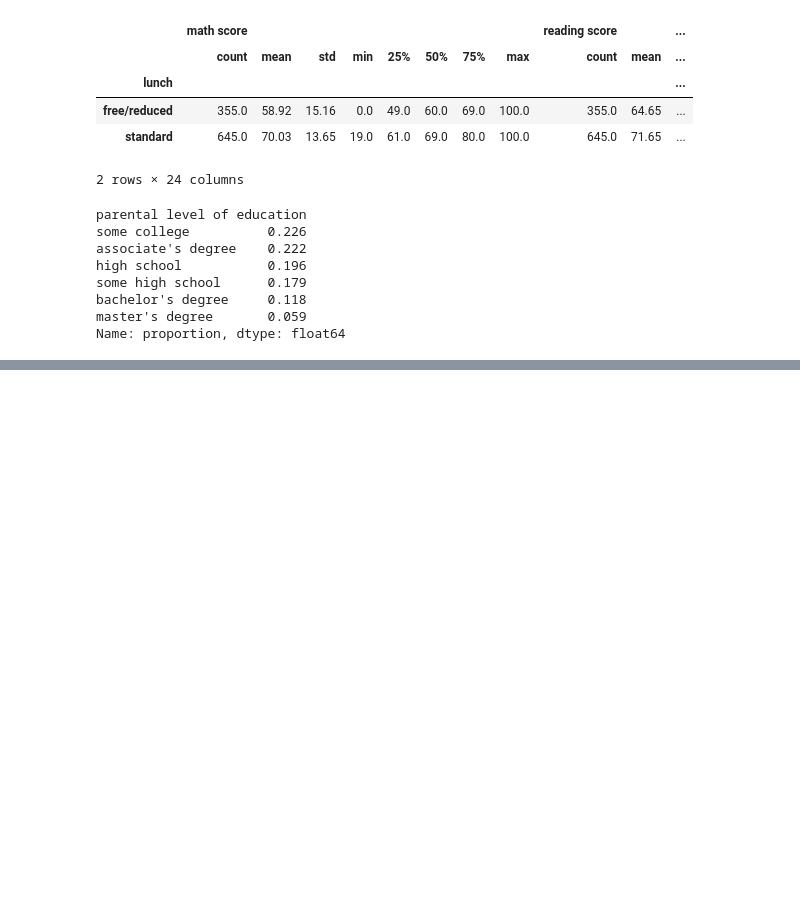
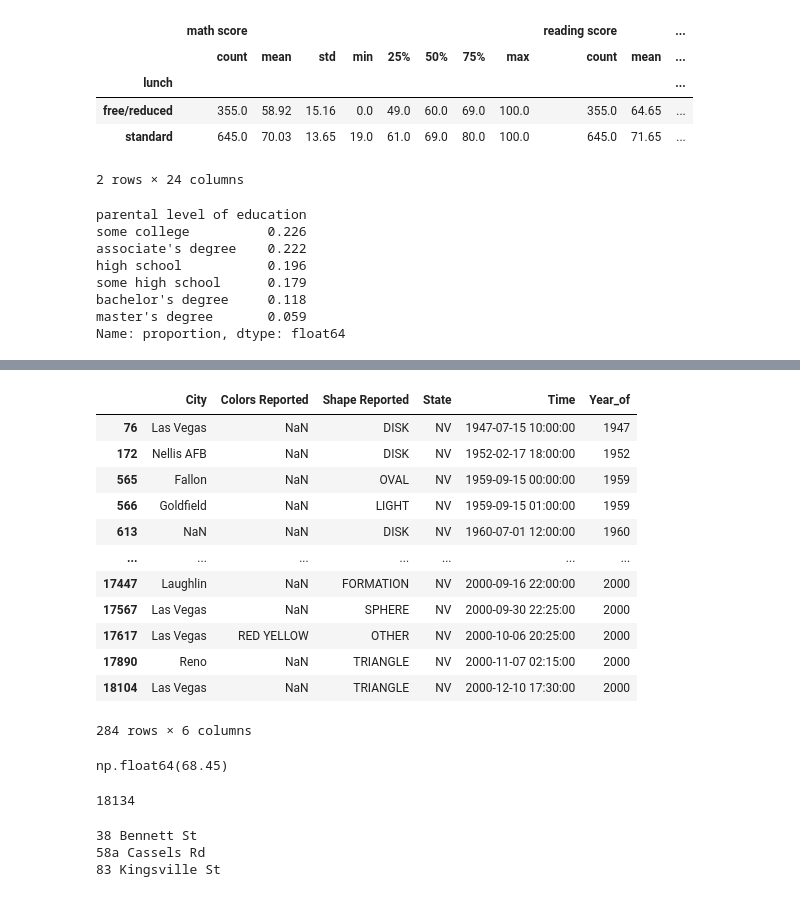
Before and after one commit to Artem-Polyakow/SkillFactory-one, a Jupyter notebook: Блок 1 (прочие файлы)/Pandas/Skillfactory/pandas.ipynb, the cells around one changed output, grey strips where cells are left out. Drawn from its saved outputs; the diff is of its cells as text; code cells hidden in the pictures; blank space fills up the shorter version.

Commit message:
файлы учебы

```diff
--- a/Блок 1 (прочие файлы)/Pandas/Skillfactory/pandas.ipynb
+++ b/Блок 1 (прочие файлы)/Pandas/Skillfactory/pandas.ipynb
@@ -335,0 +502,6 @@ Name: proportion, dtype: float64
+# %%
+
+ufo = pd.read_csv('/Users/artempolyakov/Documents/Курсы/СкилФектори/IDE/Блок 1 (прочие файлы)/Pandas/Skillfactory/ufo.csv', sep = ',')
+
+ufo.head(5)
+ufo.info()
@@ -335,0 +521,9 @@ Name: proportion, dtype: float64
+# %%
+import pandas as pd
+
+ufo["Time"] = pd.to_datetime(ufo["Time"], dayfirst=True)
+ufo["Year_of"] = ufo["Time"].dt.year
+ufo["State"].value_counts()
+
+
+ufo.tail(2)
@@ -335,0 +543,42 @@ Name: proportion, dtype: float64
+# %%
+# ufo["State"].value_counts()
+
+ufo[ufo["State"] == 'NV']
+# %% [output]
+|  | City | Colors Reported | Shape Reported | State | Time | Year_of |
+| 76 | Las Vegas | NaN | DISK | NV | 1947-07-15 10:00:00 | 1947 |
+| 172 | Nellis AFB | NaN | DISK | NV | 1952-02-17 18:00:00 | 1952 |
+| 565 | Fallon | NaN | OVAL | NV | 1959-09-15 00:00:00 | 1959 |
+| 566 | Goldfield | NaN | LIGHT | NV | 1959-09-15 01:00:00 | 1959 |
+| 613 | NaN | NaN | DISK | NV | 1960-07-01 12:00:00 | 1960 |
+| ... | ... | ... | ... | ... | ... | ... |
+| 17447 | Laughlin | NaN | FORMATION | NV | 2000-09-16 22:00:00 | 2000 |
+| 17567 | Las Vegas | NaN | SPHERE | NV | 2000-09-30 22:25:00 | 2000 |
+| 17617 | Las Vegas | RED YELLOW | OTHER | NV | 2000-10-06 20:25:00 | 2000 |
+| 17890 | Reno | NaN | TRIANGLE | NV | 2000-11-07 02:15:00 | 2000 |
+| 18104 | Las Vegas | NaN | TRIANGLE | NV | 2000-12-10 17:30:00 | 2000 |
+284 rows × 6 columns
+# %%
+import pandas as pd
+
+ufo = pd.read_csv("ufo.csv")
+
+ufo["Time"] = pd.to_datetime(ufo["Time"])
+
+answer = ufo.loc[ufo["State"] == "NV", "Time"].diff().dt.days.mean()
+
+round(answer, 2)
+# %% [output]
+np.float64(68.45)
+# %%
+print(data_2['Address'].nunique())
+# %% [output]
+18134
+# %%
+print(data_2['Address'].loc[177])
+print(data_2['Address'].loc[1812])
+print(data_2['Address'].loc[9001])
+# %% [output]
+38 Bennett St
+58a Cassels Rd
+83 Kingsville St
```
Also changed, not shown: parts of 27 cells of this notebook, 24 other files.
